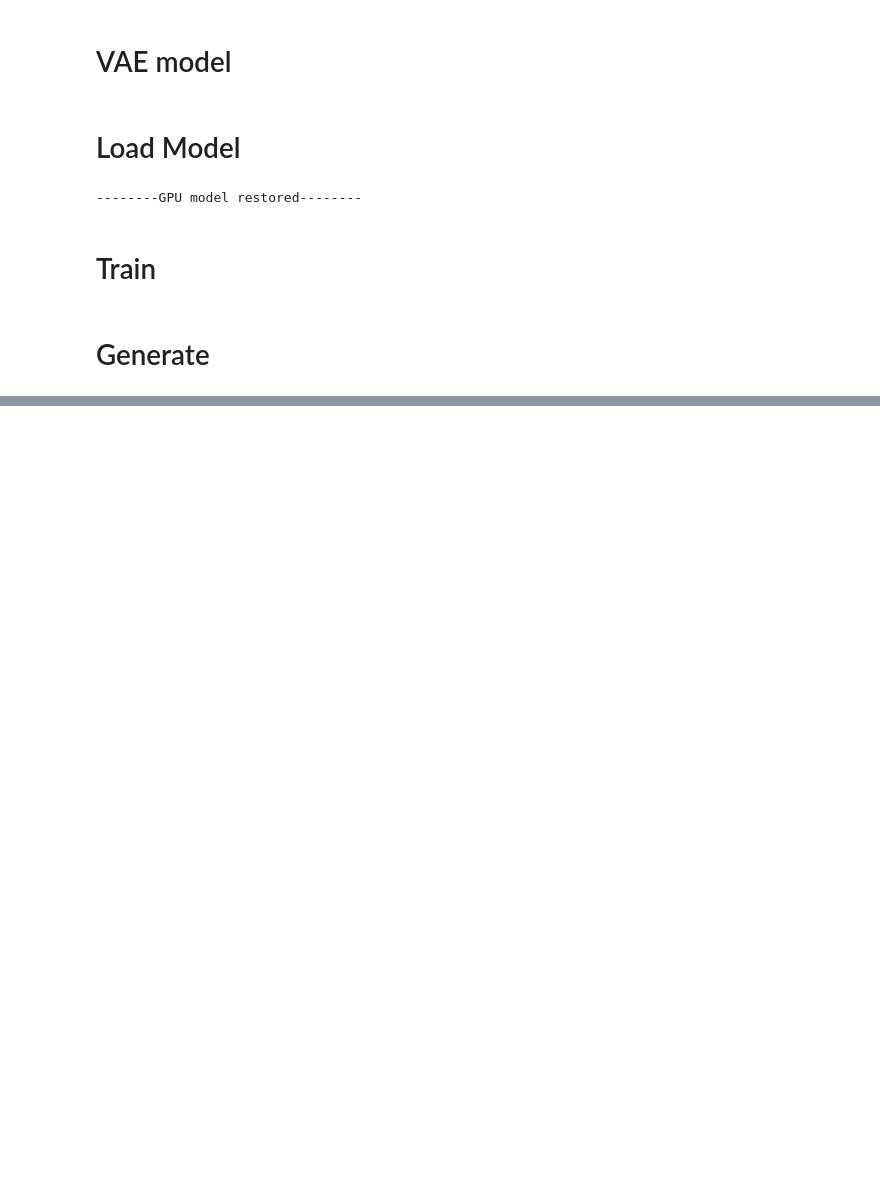
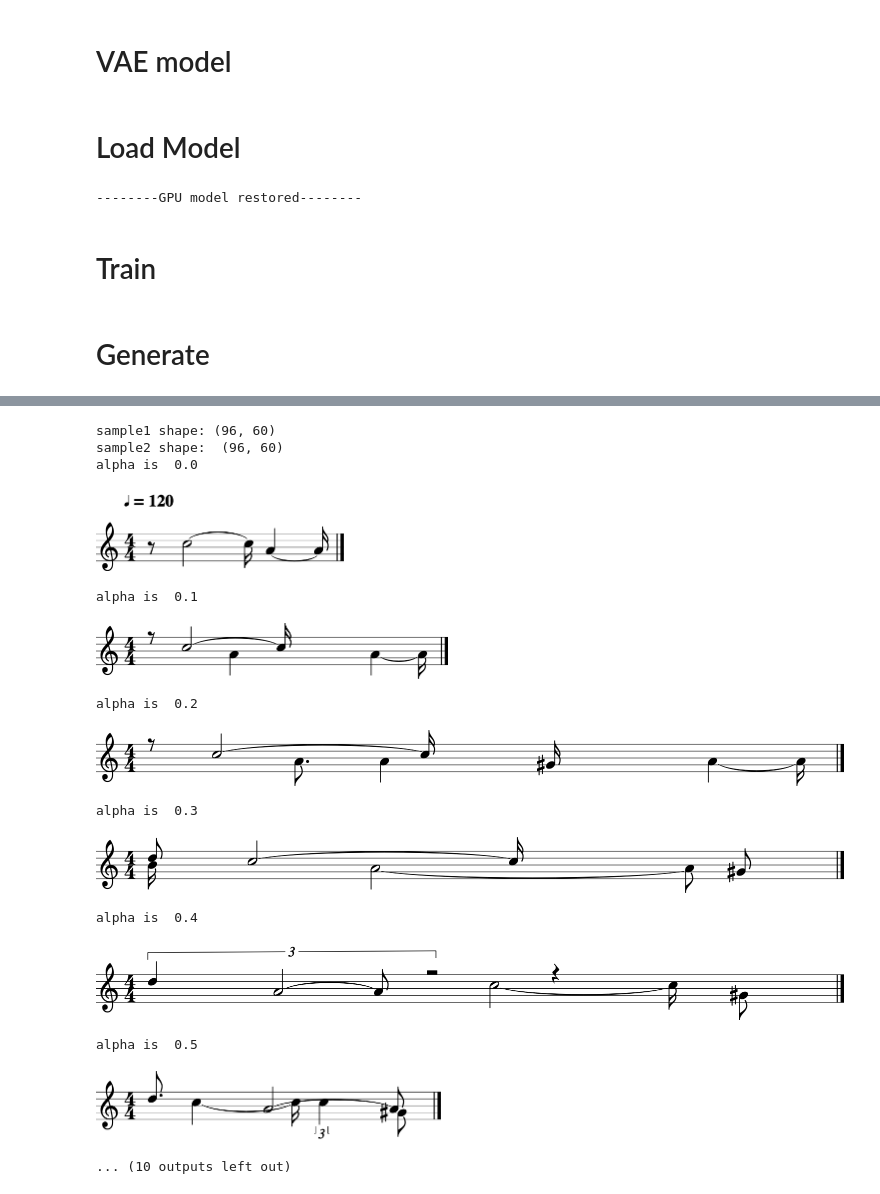
Before and after one commit to Roboy/tss18-robotsinmusicalimprovisation, a Jupyter notebook: VAE_Reconstruct_Train_NoTiedWeights.ipynb, the cells around one changed output, grey strips where cells are left out. Cells and saved outputs as stored; diff of their text form; code cells hidden in the pictures; blank space fills up the shorter version.

```diff
--- a/VAE_Reconstruct_Train_NoTiedWeights.ipynb
+++ b/VAE_Reconstruct_Train_NoTiedWeights.ipynb
@@ -16,11 +18,11 @@ from utils.utilsPreprocessing import *
 ##################################
 #HYPERPARAMS
 ##################################
-epochs = 2
+epochs = 3
 learning_rate = 1e-4
-batch_size= 100
+batch_size= 400
 log_interval = 1  #Log/show loss per batch
-embedding_size=200
+embedding_size=100
 # %% [markdown]
 # Load MIDI files from npz
 # %%
@@ -382,0 +406,48 @@ RECONSTRUCTION
+# %%
+with torch.no_grad():
+    #get 2 different unseeen sequences and choose random sequence
+    sample1 = getSlicedPianorollMatrixNp('../WikifoniaDatabase/train/1952,-Jerry-Lieber-&-Mike-Stoller---Kansas-City.mid')
+    sample1 = sample1[6,:,36:-32]
+    sample2 = getSlicedPianorollMatrixNp('../WikifoniaDatabase/test/Hoagy-Carmichael---Blue-Orchids.mid')
+    sample2 = sample2[7,:,36:-32]
+    print('sample1 shape:', sample1.shape)
+    print('sample2 shape: ',sample2.shape)
+
+    #prepare for input
+    sample1 = torch.from_numpy(sample1.reshape(1,1,96,60)).float().to(device)
+    sample2 = torch.from_numpy(sample2.reshape(1,1,96,60)).float().to(device)
+
+    #run through encoder
+    embed1, _ = model.encoder(sample1)
+    embed2, _ = model.encoder(sample2)
+
+    for a in range(0,11):
+        alpha = a/10
+        print("alpha is ",alpha)
+        c = (1-alpha) * embed1 + alpha * embed2
+
+        #decode current
+        recon = model.decoder(c)
+        recon = recon.squeeze(0).squeeze(0).cpu().numpy()
+        recon /= np.max(np.abs(recon))
+        recon[recon < 0.2] = 0
+        recon = debinarizeMidi(recon, prediction=True)
+        recon = addCuttedOctaves(recon)
+        pianorollMatrixToTempMidi(recon, show=True,showPlayer=False,autoplay=True,
+                             path='../temp/temp.mid')
+# %% [output]
+sample1 shape: (96, 60)
+sample2 shape:  (96, 60)
+alpha is  0.0
+[figure, added]
+alpha is  0.1
+[figure, added]
+alpha is  0.2
+[figure, added]
+alpha is  0.3
+[figure, added]
+alpha is  0.4
+[figure, added]
+alpha is  0.5
+[figure, added]
+... (10 outputs left out)
```
Also changed, not shown: parts of 8 cells of this notebook, 5 other files.
